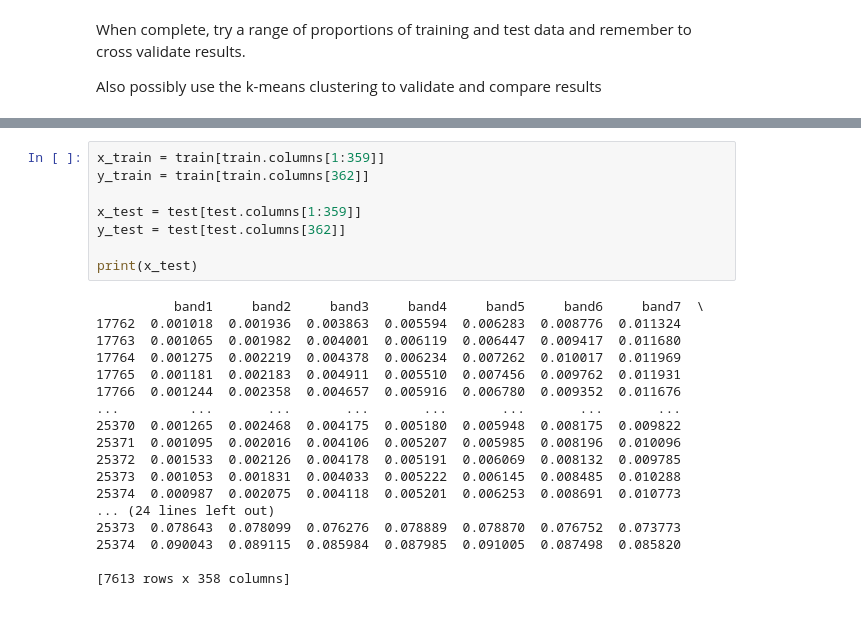
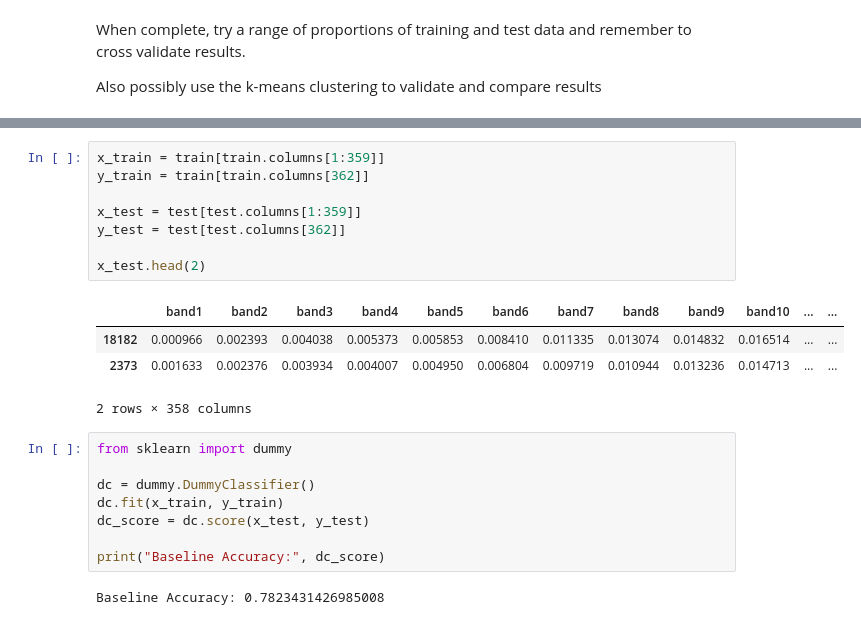
Before and after one commit to rachelzwalker/Flow_Country_HSI_and_PSM, a Jupyter notebook: python_notebooks/supervised/Random_Forest_preparation.ipynb, the cells around one changed output, grey strips where cells are left out. Cells and saved outputs as stored; diff of their text form.

```diff
--- a/python_notebooks/supervised/Random_Forest_preparation.ipynb
+++ b/python_notebooks/supervised/Random_Forest_preparation.ipynb
@@ -246,29 +47,26 @@ train.describe()
 # %%
 x_train = train[train.columns[1:359]]
 y_train = train[train.columns[362]]
 
 x_test = test[test.columns[1:359]]
 y_test = test[test.columns[362]]
 
-print(x_test)
+x_test.head(2)
 # %% [output]
+|  | band1 | band2 | band3 | band4 | band5 | band6 | band7 | band8 | band9 | band10 | ... | ... |
+| 18182 | 0.000966 | 0.002393 | 0.004038 | 0.005373 | 0.005853 | 0.008410 | 0.011335 | 0.013074 | 0.014832 | 0.016514 | ... | ... |
+| 2373 | 0.001633 | 0.002376 | 0.003934 | 0.004007 | 0.004950 | 0.006804 | 0.009719 | 0.010944 | 0.013236 | 0.014713 | ... | ... |
-          band1     band2     band3     band4     band5     band6     band7  \
-17762  0.001018  0.001936  0.003863  0.005594  0.006283  0.008776  0.011324
-17763  0.001065  0.001982  0.004001  0.006119  0.006447  0.009417  0.011680
-17764  0.001275  0.002219  0.004378  0.006234  0.007262  0.010017  0.011969
-17765  0.001181  0.002183  0.004911  0.005510  0.007456  0.009762  0.011931
-17766  0.001244  0.002358  0.004657  0.005916  0.006780  0.009352  0.011676
-...         ...       ...       ...       ...       ...       ...       ...
-25370  0.001265  0.002468  0.004175  0.005180  0.005948  0.008175  0.009822
-25371  0.001095  0.002016  0.004106  0.005207  0.005985  0.008196  0.010096
-25372  0.001533  0.002126  0.004178  0.005191  0.006069  0.008132  0.009785
-25373  0.001053  0.001831  0.004033  0.005222  0.006145  0.008485  0.010288
-25374  0.000987  0.002075  0.004118  0.005201  0.006253  0.008691  0.010773
-... (24 lines left out)
-25373  0.078643  0.078099  0.076276  0.078889  0.078870  0.076752  0.073773
-25374  0.090043  0.089115  0.085984  0.087985  0.091005  0.087498  0.085820
-
-[7613 rows x 358 columns]
+2 rows × 358 columns
+# %%
+from sklearn import dummy
+
+dc = dummy.DummyClassifier()
+dc.fit(x_train, y_train)
+dc_score = dc.score(x_test, y_test)
+
+print("Baseline Accuracy:", dc_score)
+# %% [output]
+Baseline Accuracy: 0.7823431426985008
 # %%
 from sklearn.model_selection import cross_val_score
 from sklearn.ensemble import RandomForestClassifier
```
Also changed, not shown: parts of 26 cells of this notebook.
